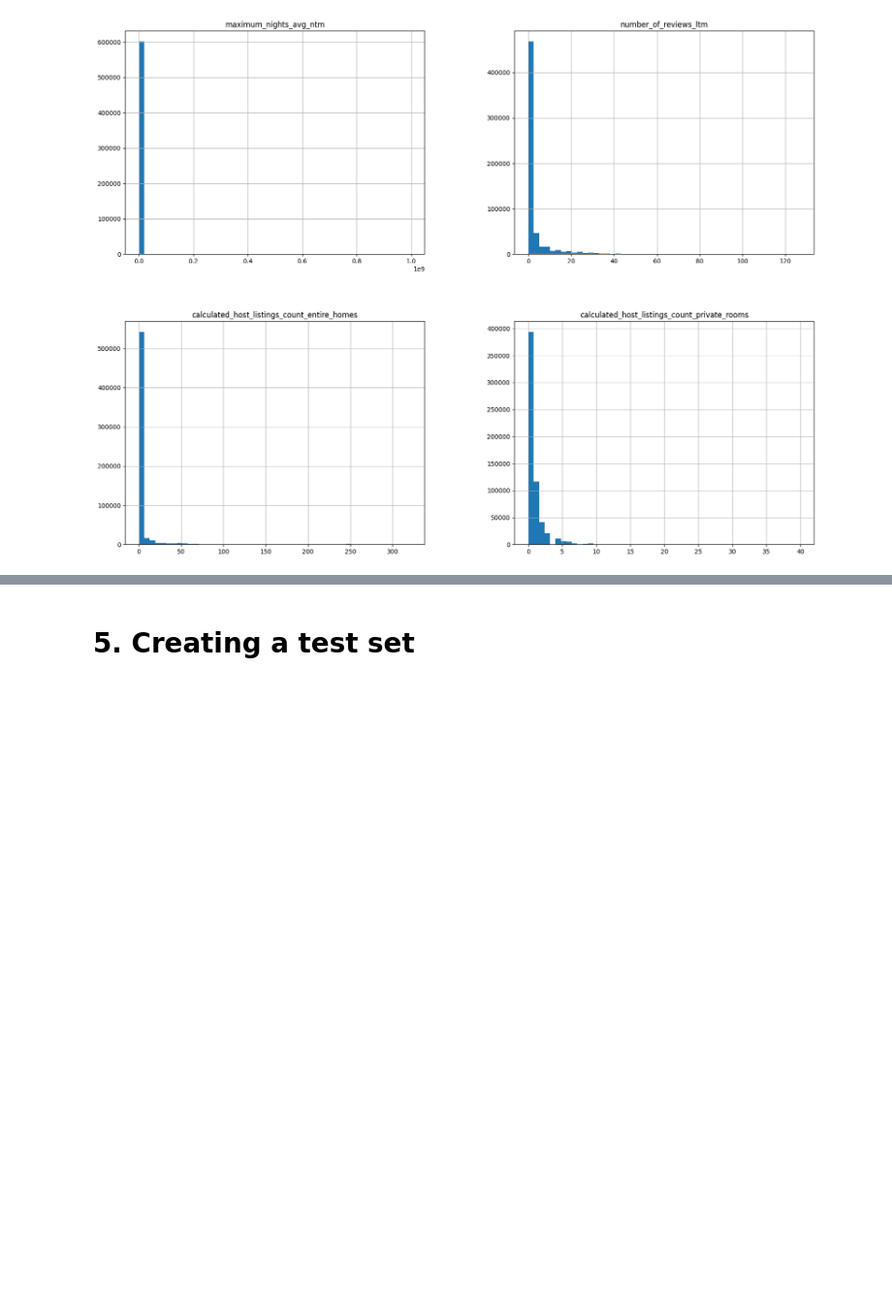
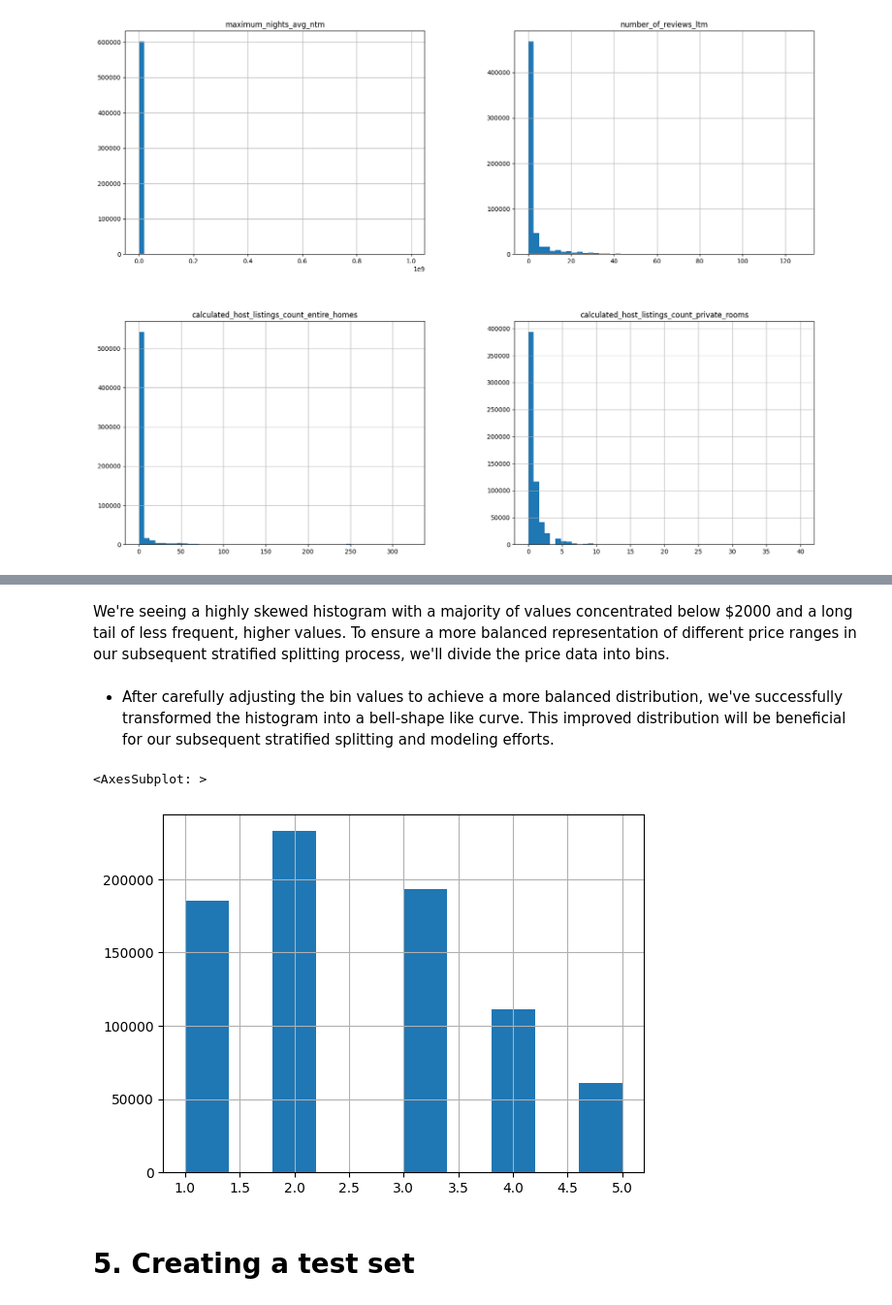
Before and after one commit to arthurcornelio88/airbnbpricing, a Jupyter notebook: airbnb-pricing.ipynb, the cells around one changed output, grey strips where cells are left out. Shown: that part at 97% size. Cells and saved outputs as stored; diff of their text form; code cells hidden in the pictures; blank space fills up the shorter version.

```diff
--- a/airbnb-pricing.ipynb
+++ b/airbnb-pricing.ipynb
@@ -200,2 +266,15 @@ plt.show()
+# %% [markdown]
+We're seeing a highly skewed histogram with a majority of values concentrated below $2000 and a long tail of less frequent, higher values. To ensure a more balanced representation of different price ranges in our subsequent stratified splitting process, we'll divide the price data into bins.
+# %%
+df_raw["price_cat"] = pd.cut(df_raw["price_cleaned"],
+bins=[0., 150, 300, 700, 1500, np.inf], # fine-tune bin for bell-shape like distribution
+labels=[1, 2, 3, 4, 5])
+# %% [markdown]
+- After carefully adjusting the bin values to achieve a more balanced distribution, we've successfully transformed the histogram into a bell-shape like curve. This improved distribution will be beneficial for our subsequent stratified splitting and modeling efforts.
+# %%
+df_raw["price_cat"].hist()
+# %% [output]
+<AxesSubplot: >
+[figure, added]
 # %% [markdown]
 # 5. Creating a test set
```
Also changed, not shown: parts of 65 cells of this notebook, 11 other files.
